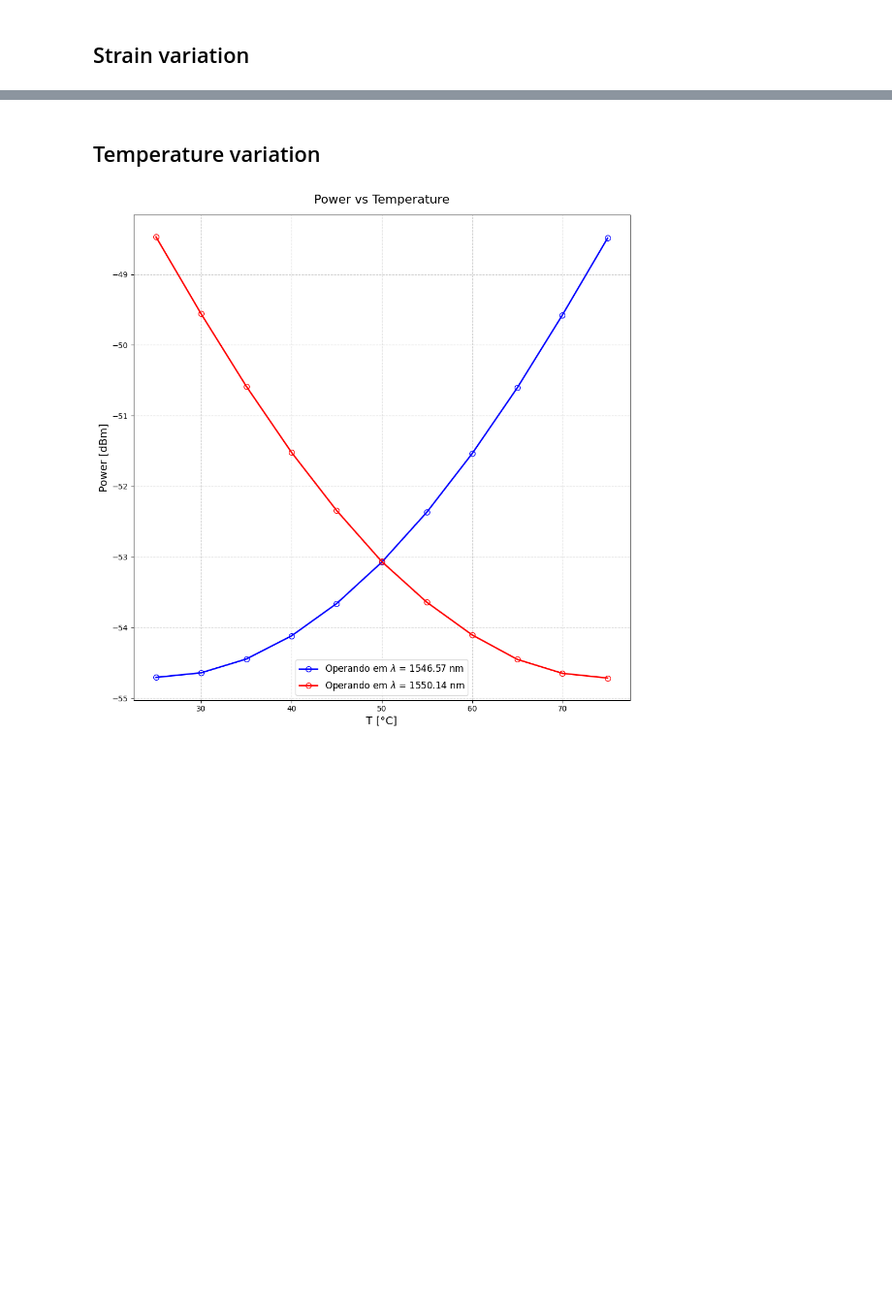
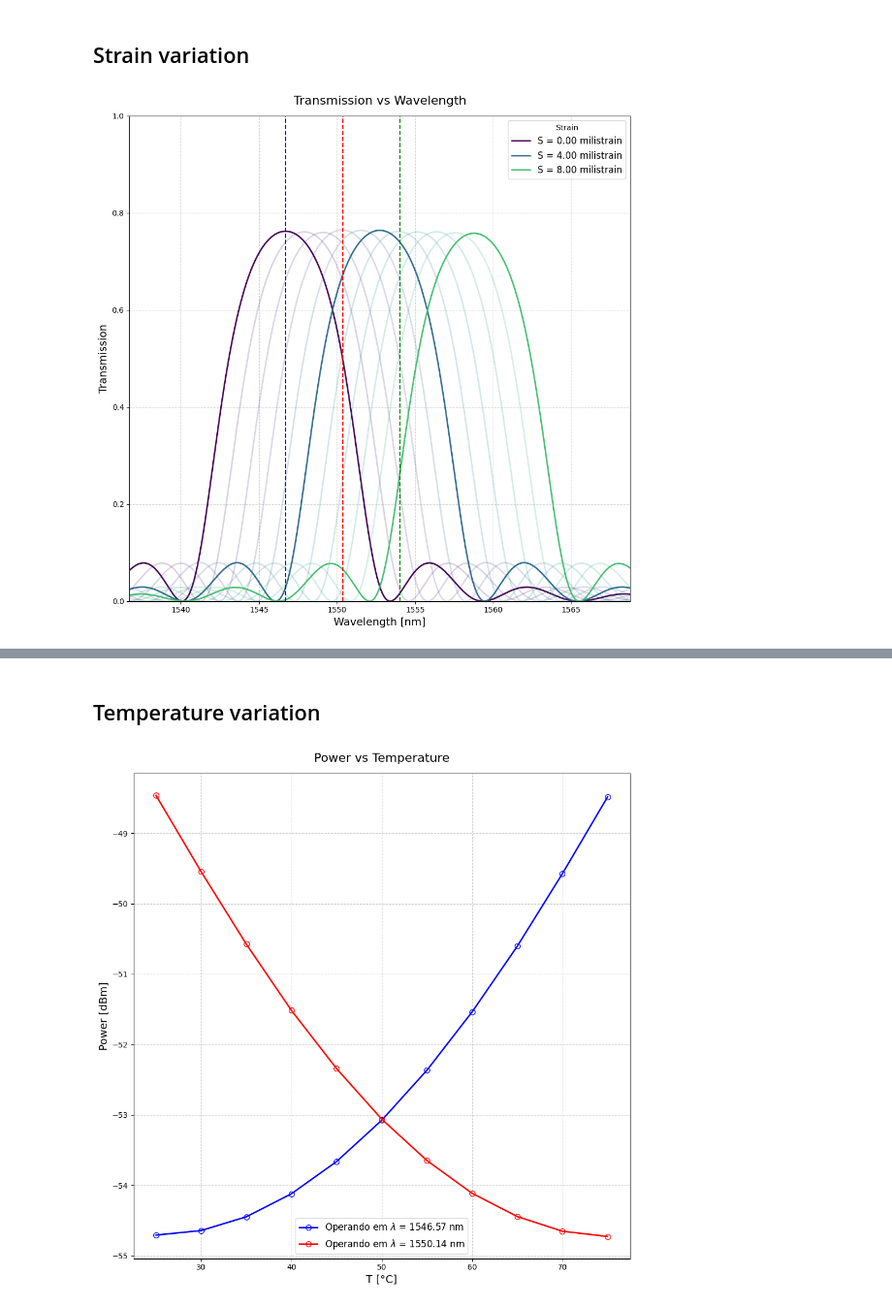
Before and after one commit to EriCand-Ss/Photonics-API-lumapi, a Jupyter notebook: SILICON BRAGG/API.ipynb, the cells around one changed output, grey strips where cells are left out. Shown at 97% size. Cells and saved outputs as stored; diff of their text form; code cells hidden in the pictures; blank space fills up the shorter version.

```diff
--- a/SILICON BRAGG/API.ipynb
+++ b/SILICON BRAGG/API.ipynb
@@ -604,3 +674,9 @@ print(S11[:,13])
+# %%
+filepath = r"C:\Users\gson5\Downloads\Photonics-API-lumapi\SILICON BRAGG\BRAGG STRAIN"
+tamanho = len(os.listdir(filepath))
+
+for i in range(tamanho):
+    os.remove(fr"C:\Users\gson5\Downloads\Photonics-API-lumapi\SILICON BRAGG\BRAGG STRAIN\bragg_strain_{i+1}.dat")
 # %%
 
 # Parâmetros
@@ -612,7 +688,7 @@ numPort = 2  # 2 portas
 modeLabel = ["TE"]  # lista com rótulos de modos
 
 for i in range(len(S)):
-    filename = f"bragg_strain_{i+1}.dat"
+    filename = os.getcwd() + fr"\BRAGG STRAIN\bragg_strain_{i+1}.dat"
     with open(filename, "w") as f:
         for kk in range(numMode):
             for mm in range(numPort):  # porta de saída
@@ -687,3 +726,62 @@ print(frequencia_onde_ocorre_maxima_transmissao)
 # %% [markdown]
 ## Strain variation
+# %%
+
+cmap = plt.cm.viridis(np.linspace(0, 0.7, len(S)))
+
+plt.figure(figsize=(10, 10))
+
+for i in range(len(S)):
+    if (i%5 == 0):
+        plt.plot(
+            wvg * 1e9,
+            Transmissao[i],
+            markerfacecolor='none',  # bola vazada
+            markersize=6,
+            linewidth=2,
+            color=cmap[i],
+            label = f"S = {S[i]*1e3:.2f} milistrain"
+        )
+    else:
+        plt.plot(
+            wvg * 1e9,
+            Transmissao[i],
+            markerfacecolor='none',  # bola vazada
+            markersize=6,
+            alpha = 0.2,
+            color= cmap[i],
+            linewidth=2,
+        )
+
+plt.axvline(x=x_max_S1, color ="blue", linestyle ='--')
+
+if (interacoes >1):
+    for j in range(interacoes):
+        x_max_S2=frequencia_onde_ocorre_maxima_transmissao_strain[0] + defasagem[j]
+        if(j%4 == 0):
+            plt.axvline(x=x_max_S2, color ="red",alpha=1, linestyle ='--')
+        else:
+            plt.axvline(x=x_max_S2, color ="red",alpha=0.2, linestyle ='--')
+else:
+    plt.axvline(x=x_max_S1+defasagem, color ="red", linestyle ='--')
+
+    if(qtd_laser == 3):
+        plt.axvline(x=x_max_S1+2*defasagem, color ="green", linestyle ='--')
+
+plt.xlim(x_max_S1 - 10, x_max_S2 + 10)
+plt.ylim(0, 1)
+
+plt.xlabel("Wavelength [nm]", fontsize=14)
+plt.ylabel("Transmission", fontsize=14)
+plt.title("Transmission vs Wavelength", fontsize=16, pad=15)
+
+plt.legend(title="Strain", fontsize=12)
+plt.grid(True, linestyle="--", alpha=0.6)
+plt.tight_layout()
+
+plt.savefig(os.getcwd() + fr"\RESULTADOS\transmissao_vs_wavelength_strain_com_comprimentos_dos_lasers.png", dpi=300, bbox_inches="tight")
+
+plt.show()
+# %% [output]
+[figure, added]
 # %%
```
Also changed, not shown: parts of 41 cells of this notebook, 30 other files.
